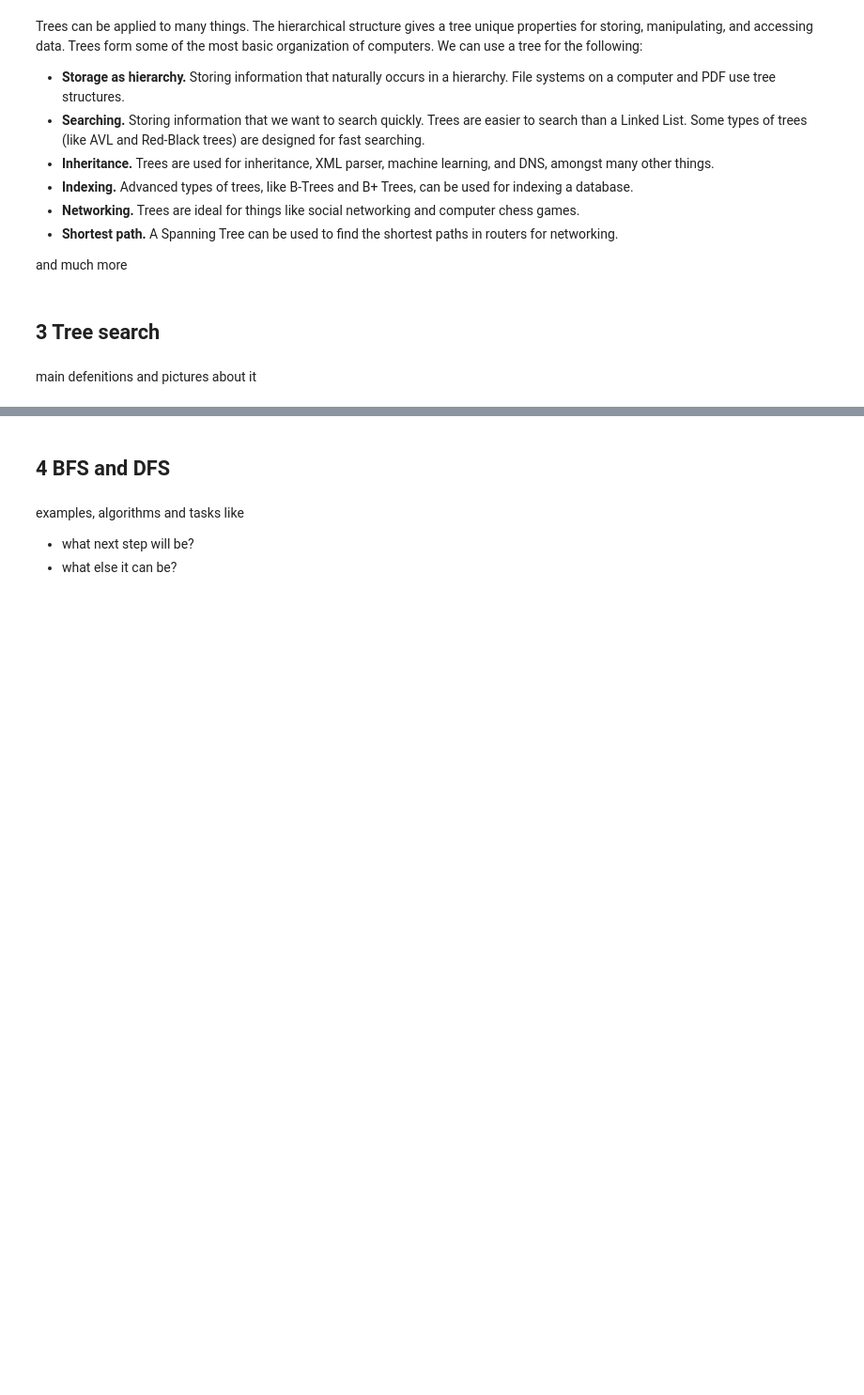
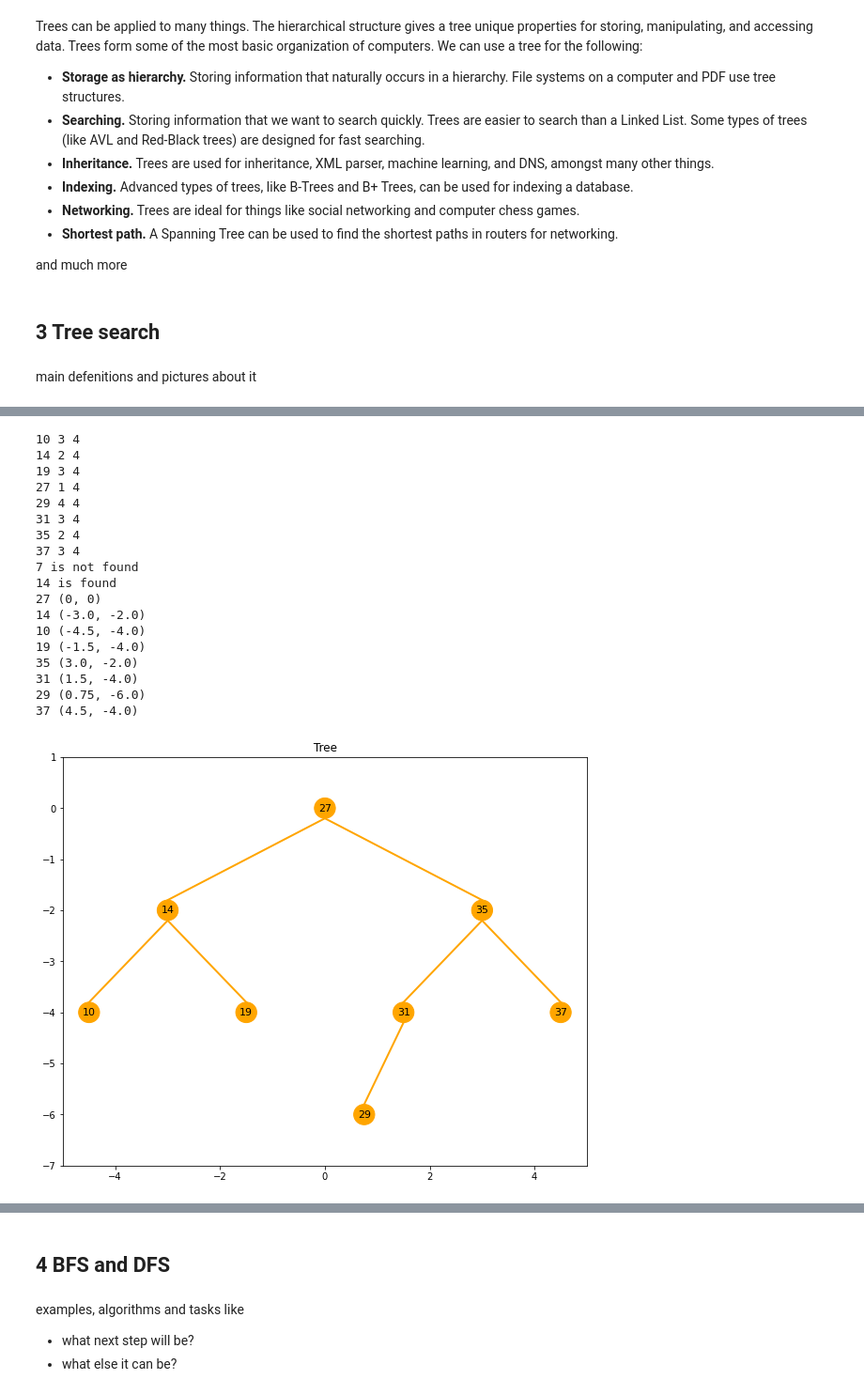
Before and after one commit to bondaleksey/in-few-words-about, a Jupyter notebook: tree-search-BFS-DFS/Trees-BFS-DFS.ipynb, the cells around one changed output, grey strips where cells are left out. Shown at 94% size. Drawn from its saved outputs; the diff is of its cells as text; code cells hidden in the pictures; blank space fills up the shorter version.

```diff
--- a/tree-search-BFS-DFS/Trees-BFS-DFS.ipynb
+++ b/tree-search-BFS-DFS/Trees-BFS-DFS.ipynb
@@ -184,0 +201,27 @@ root.draw_from_root()
+# %%
+root.insert(29)
+root.insert(37)
+root.PrintTree()
+print(root.findval(7))
+print(root.findval(14))
+root.draw_from_root()
+# %% [output]
+10 3 4
+14 2 4
+19 3 4
+27 1 4
+29 4 4
+31 3 4
+35 2 4
+37 3 4
+7 is not found
+14 is found
+27 (0, 0)
+14 (-3.0, -2.0)
+10 (-4.5, -4.0)
+19 (-1.5, -4.0)
+35 (3.0, -2.0)
+31 (1.5, -4.0)
+29 (0.75, -6.0)
+37 (4.5, -4.0)
+[figure, added]
```
Also changed, not shown: parts of 8 cells of this notebook.
